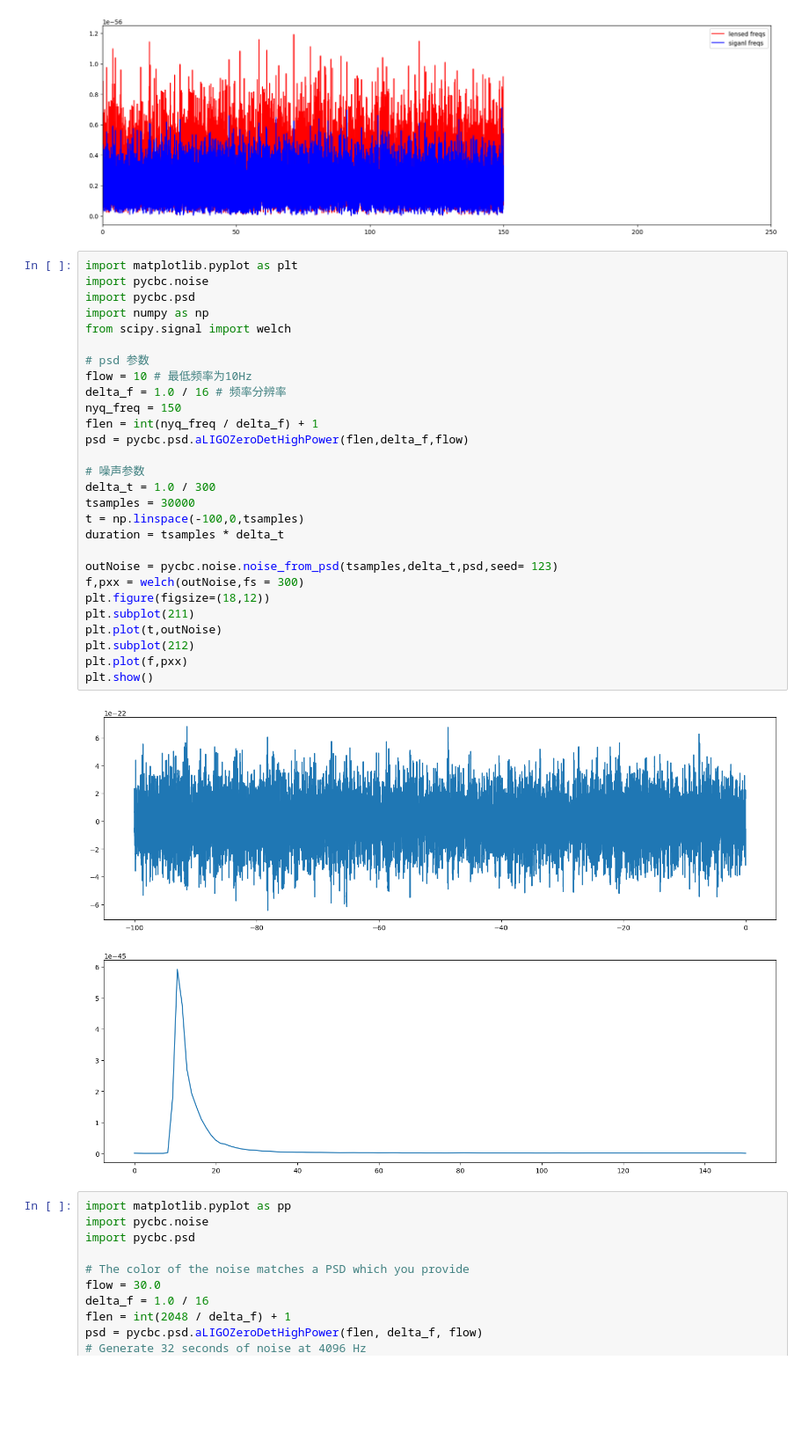
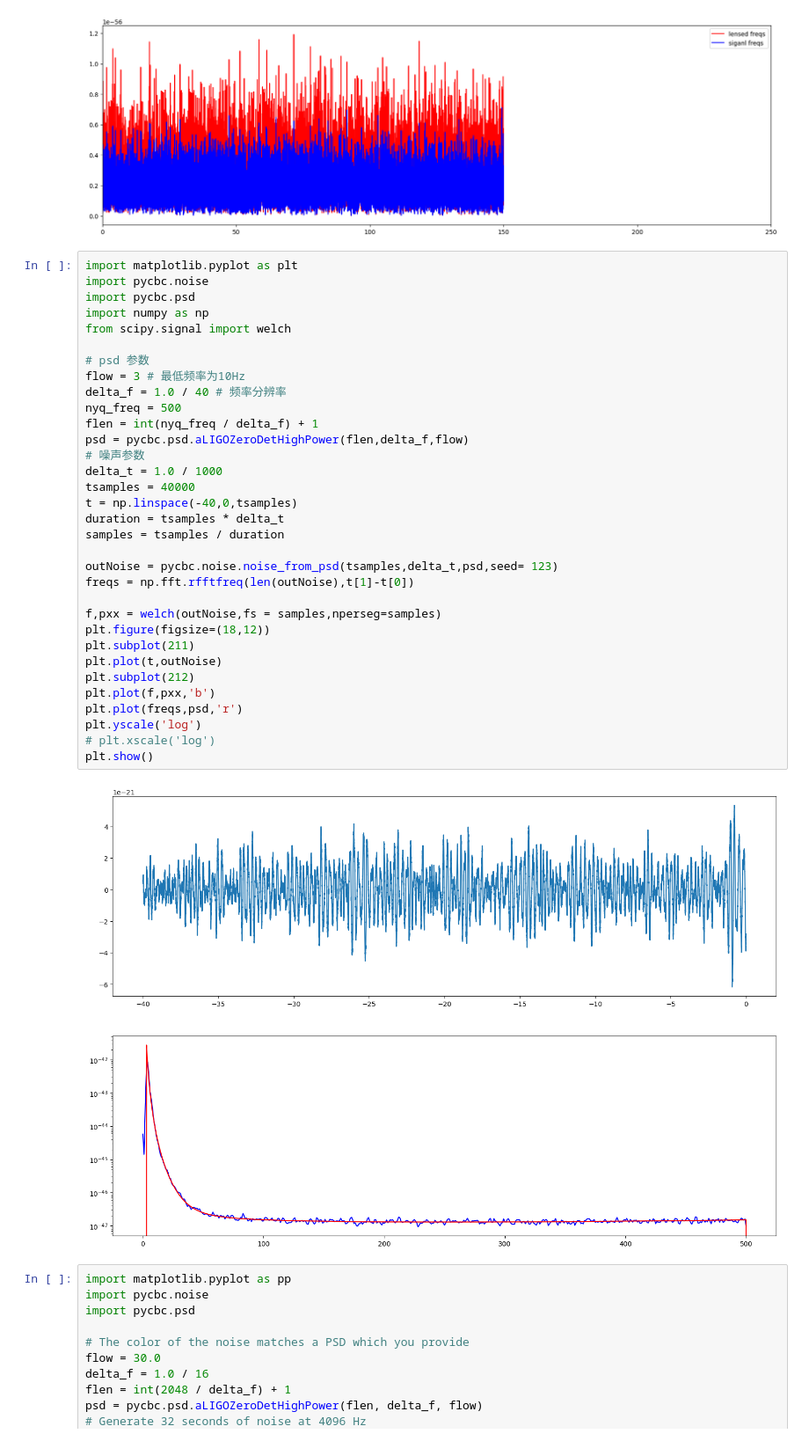
Before and after one commit to WeiQYU/PSO_change, a Jupyter notebook: test.ipynb, the cells around one changed output. Shown at 88% size. Cells and saved outputs as stored; diff of their text form; blank space fills up the shorter version.

```diff
--- a/test.ipynb
+++ b/test.ipynb
@@ -173,33 +173,38 @@ plt.show()
 # %%
 import matplotlib.pyplot as plt
 import pycbc.noise
 import pycbc.psd
 import numpy as np
 from scipy.signal import welch
 
 # psd 参数
-flow = 10 # 最低频率为10Hz
-delta_f = 1.0 / 16 # 频率分辨率
-nyq_freq = 150
+flow = 3 # 最低频率为10Hz
+delta_f = 1.0 / 40 # 频率分辨率
+nyq_freq = 500
 flen = int(nyq_freq / delta_f) + 1
 psd = pycbc.psd.aLIGOZeroDetHighPower(flen,delta_f,flow)
-
 # 噪声参数
-delta_t = 1.0 / 300
-tsamples = 30000
-t = np.linspace(-100,0,tsamples)
+delta_t = 1.0 / 1000
+tsamples = 40000
+t = np.linspace(-40,0,tsamples)
 duration = tsamples * delta_t
+samples = tsamples / duration
 
 outNoise = pycbc.noise.noise_from_psd(tsamples,delta_t,psd,seed= 123)
-f,pxx = welch(outNoise,fs = 300)
+freqs = np.fft.rfftfreq(len(outNoise),t[1]-t[0])
+
+f,pxx = welch(outNoise,fs = samples,nperseg=samples)
 plt.figure(figsize=(18,12))
 plt.subplot(211)
 plt.plot(t,outNoise)
 plt.subplot(212)
-plt.plot(f,pxx)
+plt.plot(f,pxx,'b')
+plt.plot(freqs,psd,'r')
+plt.yscale('log')
+# plt.xscale('log')
 plt.show()
 # %% [output]
-[figure, old version]
+[figure, new version]
 # %%
 import matplotlib.pyplot as pp
 import pycbc.noise
```
Also changed, not shown: 1 other file.
